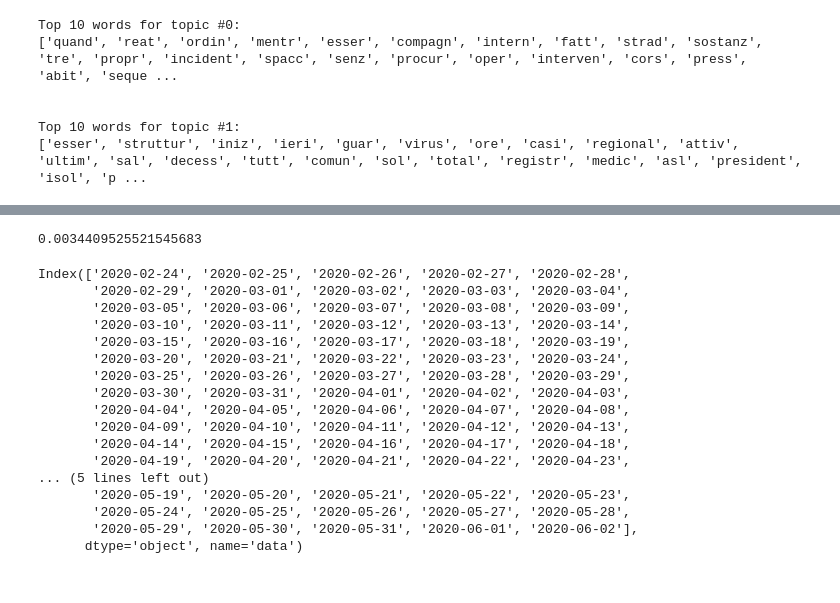
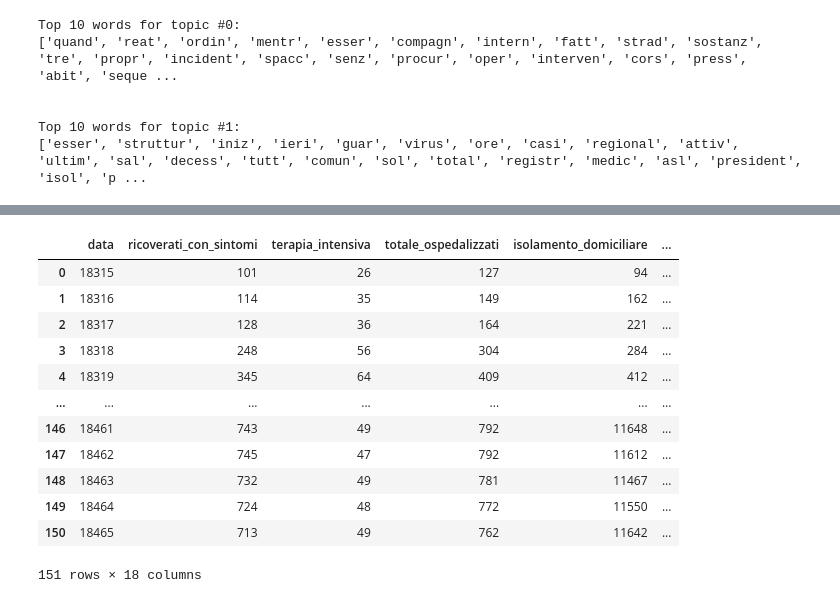
Before and after one commit to Gruntrexpewrus/ThepandemicbehindThePandemic, a Jupyter notebook: article_analysis/Predictions.ipynb, the cells around one changed output, grey strips where cells are left out. Saved outputs shown, nothing was run; the diff lists cells and outputs as text; code cells hidden in the pictures.

```diff
--- a/article_analysis/Predictions.ipynb
+++ b/article_analysis/Predictions.ipynb
@@ -219,42 +148,19 @@ plt.show()
-# %%
-from sklearn.preprocessing import StandardScaler as Scaler
-
-all_data = []
-
-for i in range(len(predicted_y)):
-    all_data.append([y_test[i], predicted_y[i]])
-
-scaler = Scaler()
-
-y_test = []
-y_pred = []
-
-for elem in scaler.fit_transform(all_data):
-    y_test.append(elem[0])
-    y_pred.append(elem[1])
-
-mse(y_test, y_pred)
-# %% [output]
-0.0034409525521545683
-# %%
-articles.index
-# %% [output]
-Index(['2020-02-24', '2020-02-25', '2020-02-26', '2020-02-27', '2020-02-28',
-       '2020-02-29', '2020-03-01', '2020-03-02', '2020-03-03', '2020-03-04',
-       '2020-03-05', '2020-03-06', '2020-03-07', '2020-03-08', '2020-03-09',
-       '2020-03-10', '2020-03-11', '2020-03-12', '2020-03-13', '2020-03-14',
-       '2020-03-15', '2020-03-16', '2020-03-17', '2020-03-18', '2020-03-19',
-       '2020-03-20', '2020-03-21', '2020-03-22', '2020-03-23', '2020-03-24',
-       '2020-03-25', '2020-03-26', '2020-03-27', '2020-03-28', '2020-03-29',
-       '2020-03-30', '2020-03-31', '2020-04-01', '2020-04-02', '2020-04-03',
-       '2020-04-04', '2020-04-05', '2020-04-06', '2020-04-07', '2020-04-08',
-       '2020-04-09', '2020-04-10', '2020-04-11', '2020-04-12', '2020-04-13',
-       '2020-04-14', '2020-04-15', '2020-04-16', '2020-04-17', '2020-04-18',
-       '2020-04-19', '2020-04-20', '2020-04-21', '2020-04-22', '2020-04-23',
-... (5 lines left out)
-       '2020-05-19', '2020-05-20', '2020-05-21', '2020-05-22', '2020-05-23',
-       '2020-05-24', '2020-05-25', '2020-05-26', '2020-05-27', '2020-05-28',
-       '2020-05-29', '2020-05-30', '2020-05-31', '2020-06-01', '2020-06-02'],
-      dtype='object', name='data')
+# %%
+prociv_national['data'] = [int(date_to_delta_time(d)) for d in prociv_national['data'].values]
+prociv_national
+# %% [output]
+|  | data | ricoverati_con_sintomi | terapia_intensiva | totale_ospedalizzati | isolamento_domiciliare | ... |
+| 0 | 18315 | 101 | 26 | 127 | 94 | ... |
+| 1 | 18316 | 114 | 35 | 149 | 162 | ... |
+| 2 | 18317 | 128 | 36 | 164 | 221 | ... |
+| 3 | 18318 | 248 | 56 | 304 | 284 | ... |
+| 4 | 18319 | 345 | 64 | 409 | 412 | ... |
+| ... | ... | ... | ... | ... | ... | ... |
+| 146 | 18461 | 743 | 49 | 792 | 11648 | ... |
+| 147 | 18462 | 745 | 47 | 792 | 11612 | ... |
+| 148 | 18463 | 732 | 49 | 781 | 11467 | ... |
+| 149 | 18464 | 724 | 48 | 772 | 11550 | ... |
+| 150 | 18465 | 713 | 49 | 762 | 11642 | ... |
+151 rows × 18 columns
 # %%
 from sklearn.ensemble import RandomForestRegressor as Reg
```
Also changed, not shown: parts of 6 cells of this notebook, 1 other file.
